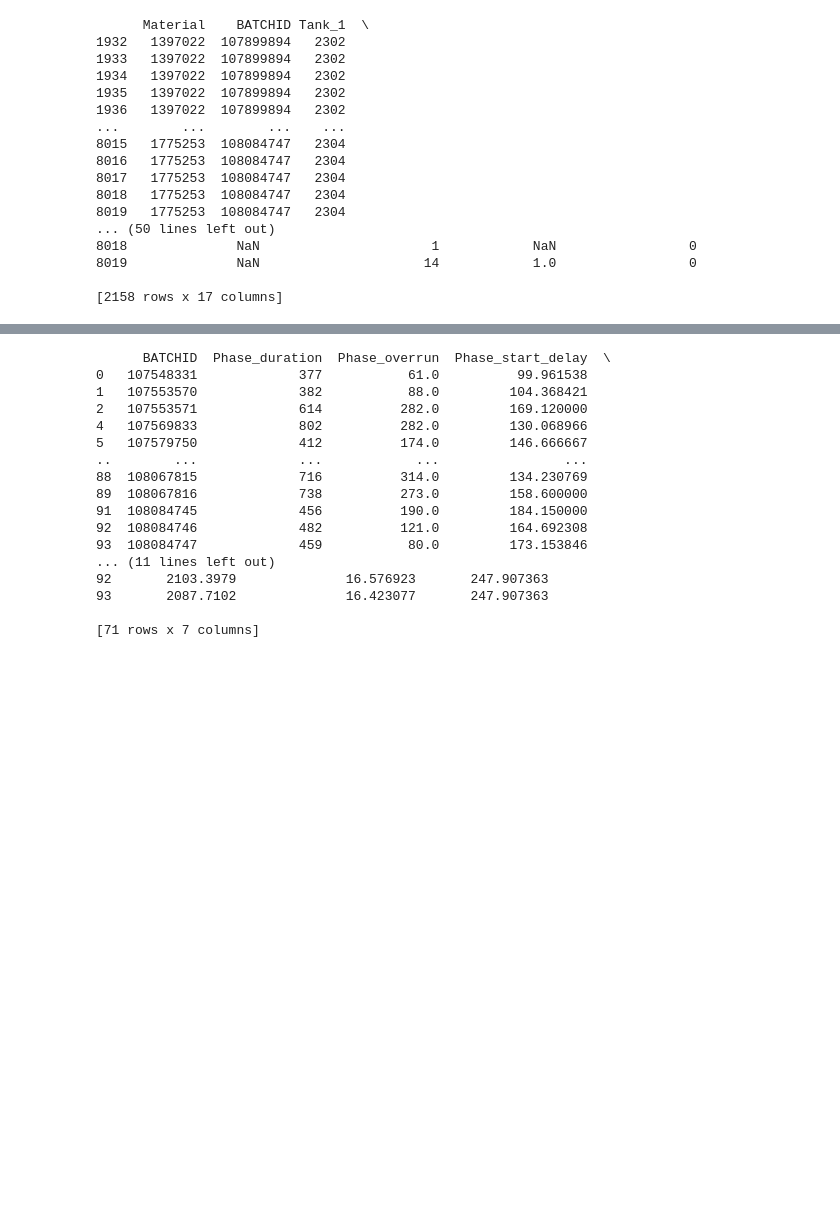
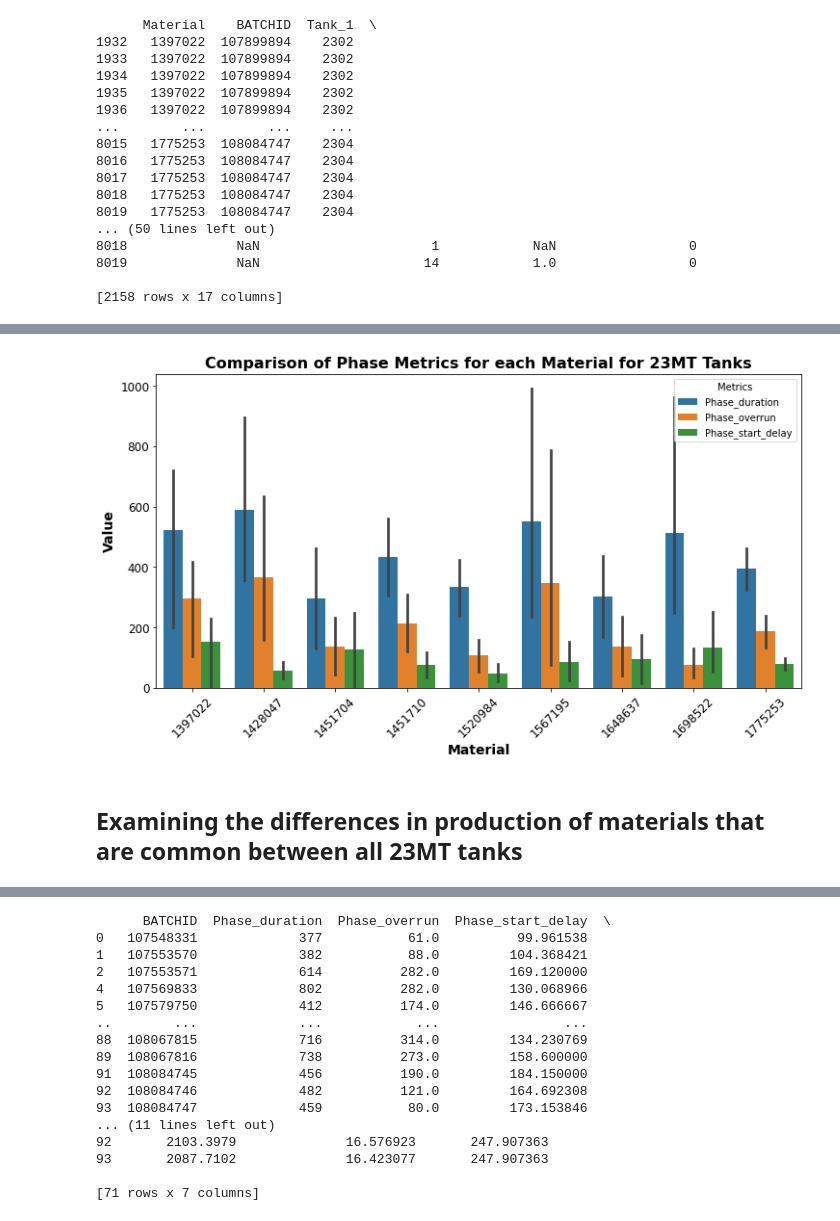
Before and after one commit to MichelleMoran431/Capstone---CCT, a Jupyter notebook: Python Working Notebooks/All 23MT Tanks.ipynb, the cells around one changed output, grey strips where cells are left out. Cells and saved outputs as stored; diff of their text form; code cells hidden in the pictures; blank space fills up the shorter version.

Commit message:
updating each of the tank notebooks with organised EDA

```diff
--- a/Python Working Notebooks/All 23MT Tanks.ipynb
+++ b/Python Working Notebooks/All 23MT Tanks.ipynb
@@ -90,0 +102,14 @@ print(aggregated_ProductionTank23_df1)
+# %%
+#Aggregate data per tank
+aggregated_ProductionTank23_df2 = ProductionTanks_df.groupby(['BATCHID','Material','Tank_1']).agg({
+    'Phase_duration': 'sum',
+    'Phase_overrun': 'sum',
+    'Phase_start_delay':'mean',
+    #'Quantity':'sum',
+    'Flowrate_KGMIN':'sum',
+    'Target_Phase_duration':'mean',
+    'Target_Flowrate':'mean'
+}).reset_index()
+
+ #Print the aggregated DataFrame
+print(aggregated_ProductionTank23_df2)
@@ -90,0 +136,5 @@ print(aggregated_ProductionTank23_df1)
+# %%
+# Set global font settings
+plt.rc('axes', titlesize=16, titleweight='bold', labelsize=14, labelweight='bold')  # For axes title and labels
+plt.rc('xtick', labelsize=12)  # For x-axis tick labels
+plt.rc('ytick', labelsize=12)  # For y-axis tick labels
@@ -90,0 +268,18 @@ print(aggregated_ProductionTank23_df1)
+# %%
+df = pd.DataFrame(aggregated_ProductionTank23_df2)
+
+# Melt the data to get it in long form
+df_melted = df.melt(id_vars='Material', value_vars=['Phase_duration', 'Phase_overrun', 'Phase_start_delay'])
+
+# Grouped bar plot
+plt.figure(figsize=(12, 6))
+sns.barplot(x='Material', y='value', hue='variable', data=df_melted)
+plt.title('Comparison of Phase Metrics for each Material for 23MT Tanks')
+plt.ylabel('Value')
+plt.xticks(rotation=45)
+plt.legend(title='Metrics')
+plt.show()
+# %% [output]
+[figure, added]
+# %% [markdown]
+## Examining the differences in production of materials that are common between all 23MT tanks
```
Also changed, not shown: parts of 12 cells of this notebook, 37 other files.
